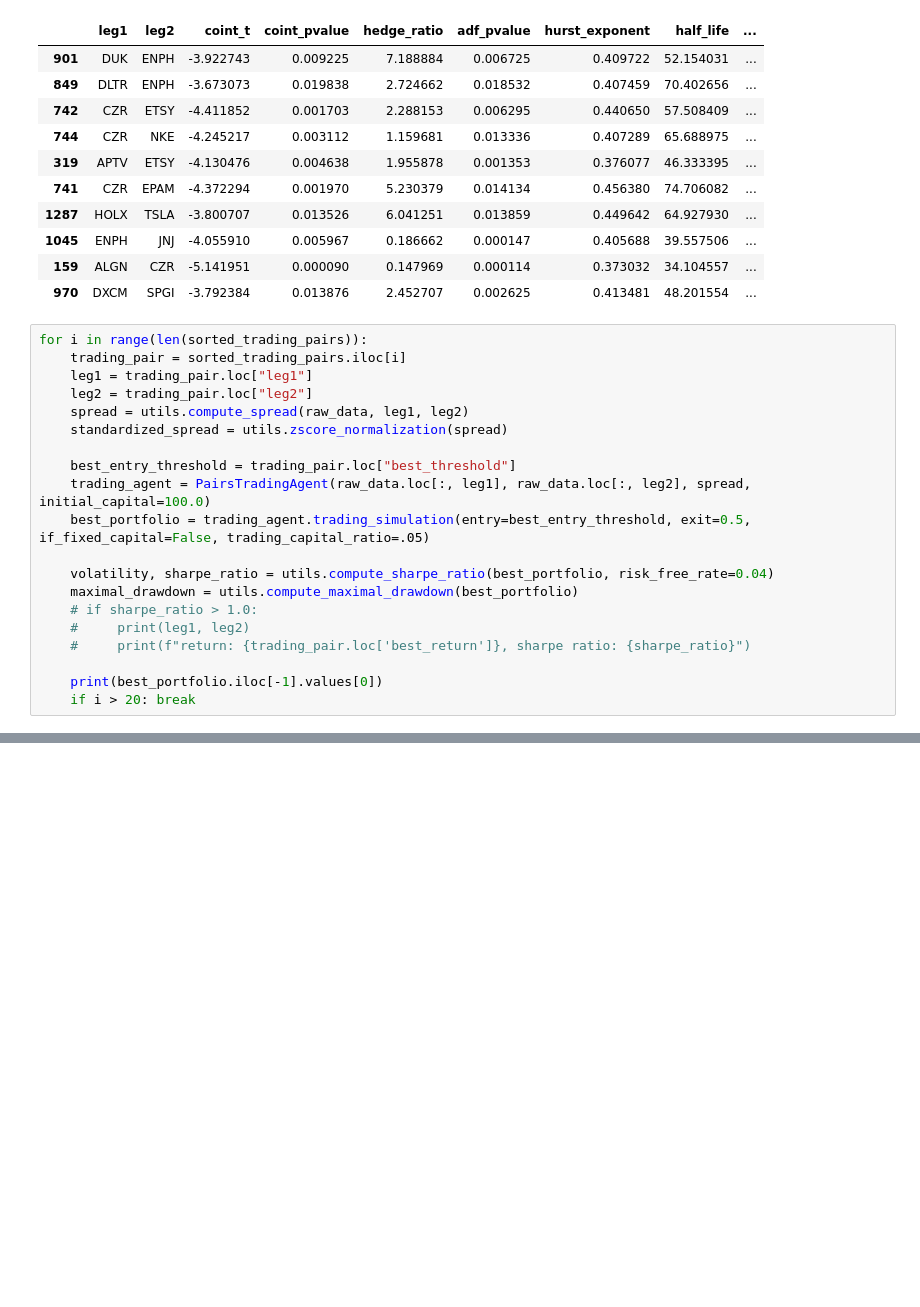
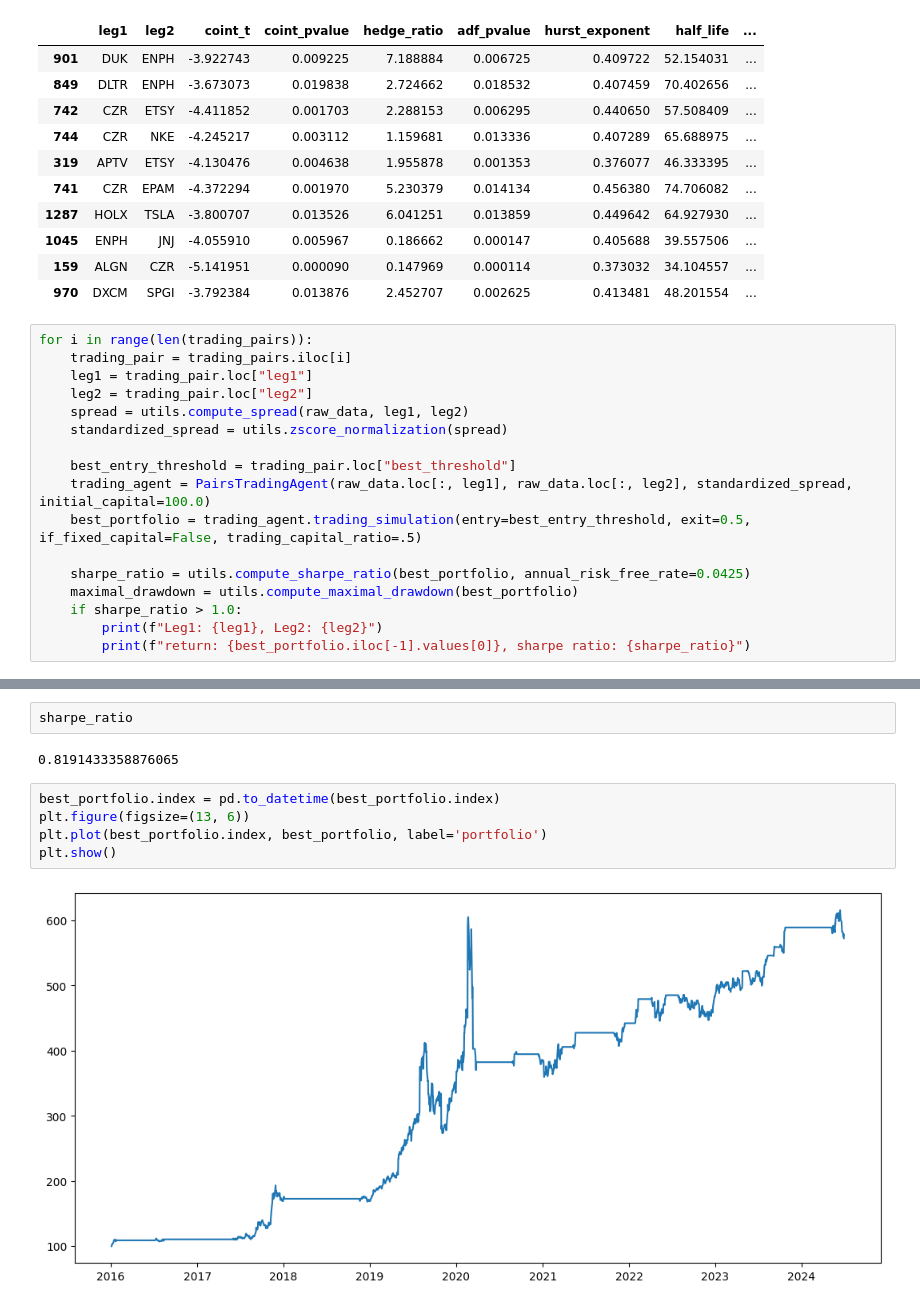
Before and after one commit to CooperLymn/pairs_trading_with_machine_learning, a Jupyter notebook: evaluation/evaluate_risk.ipynb, the cells around one changed output, grey strips where cells are left out. Drawn from its saved outputs; the diff is of its cells as text; blank space fills up the shorter version.

```diff
--- a/evaluation/evaluate_risk.ipynb
+++ b/evaluation/evaluate_risk.ipynb
@@ -32,23 +33,20 @@ trading_pairs.head(n=10)
 | 159 | ALGN | CZR | -5.141951 | 0.000090 | 0.147969 | 0.000114 | 0.373032 | 34.104557 | ... |
 | 970 | DXCM | SPGI | -3.792384 | 0.013876 | 2.452707 | 0.002625 | 0.413481 | 48.201554 | ... |
 # %%
-for i in range(len(sorted_trading_pairs)):
-    trading_pair = sorted_trading_pairs.iloc[i]
+for i in range(len(trading_pairs)):
+    trading_pair = trading_pairs.iloc[i]
     leg1 = trading_pair.loc["leg1"]
     leg2 = trading_pair.loc["leg2"]
     spread = utils.compute_spread(raw_data, leg1, leg2)
     standardized_spread = utils.zscore_normalization(spread)
 
     best_entry_threshold = trading_pair.loc["best_threshold"]
-    trading_agent = PairsTradingAgent(raw_data.loc[:, leg1], raw_data.loc[:, leg2], spread, initial_capital=100.0)
-    best_portfolio = trading_agent.trading_simulation(entry=best_entry_threshold, exit=0.5, if_fixed_capital=False, trading_capital_ratio=.05)
+    trading_agent = PairsTradingAgent(raw_data.loc[:, leg1], raw_data.loc[:, leg2], standardized_spread, initial_capital=100.0)
+    best_portfolio = trading_agent.trading_simulation(entry=best_entry_threshold, exit=0.5, if_fixed_capital=False, trading_capital_ratio=.5)
 
-    volatility, sharpe_ratio = utils.compute_sharpe_ratio(best_portfolio, risk_free_rate=0.04)
+    sharpe_ratio = utils.compute_sharpe_ratio(best_portfolio, annual_risk_free_rate=0.0425)
     maximal_drawdown = utils.compute_maximal_drawdown(best_portfolio)
-    # if sharpe_ratio > 1.0:
-    #     print(leg1, leg2)
-    #     print(f"return: {trading_pair.loc['best_return']}, sharpe ratio: {sharpe_ratio}")
-
-    print(best_portfolio.iloc[-1].values[0])
-    if i > 20: break
+    if sharpe_ratio > 1.0:
+        print(f"Leg1: {leg1}, Leg2: {leg2}")
+        print(f"return: {best_portfolio.iloc[-1].values[0]}, sharpe ratio: {sharpe_ratio}")
 # %% [output]
@@ -71,0 +70,11 @@ for i in range(len(sorted_trading_pairs)):
+# %%
+sharpe_ratio
+# %% [output]
+0.8191433358876065
+# %%
+best_portfolio.index = pd.to_datetime(best_portfolio.index)
+plt.figure(figsize=(13, 6))
+plt.plot(best_portfolio.index, best_portfolio, label='portfolio')
+plt.show()
+# %% [output]
+[figure, added]
```
Also changed, not shown: parts of 3 cells of this notebook, 4 other files.
